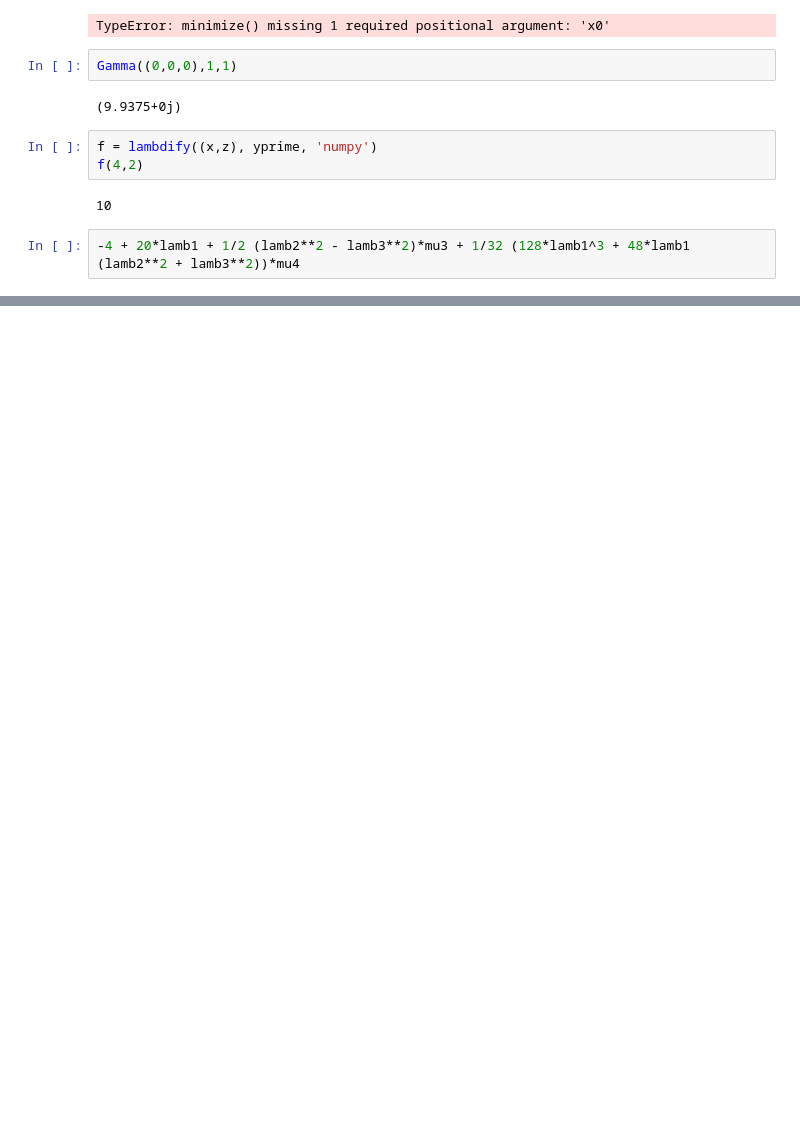
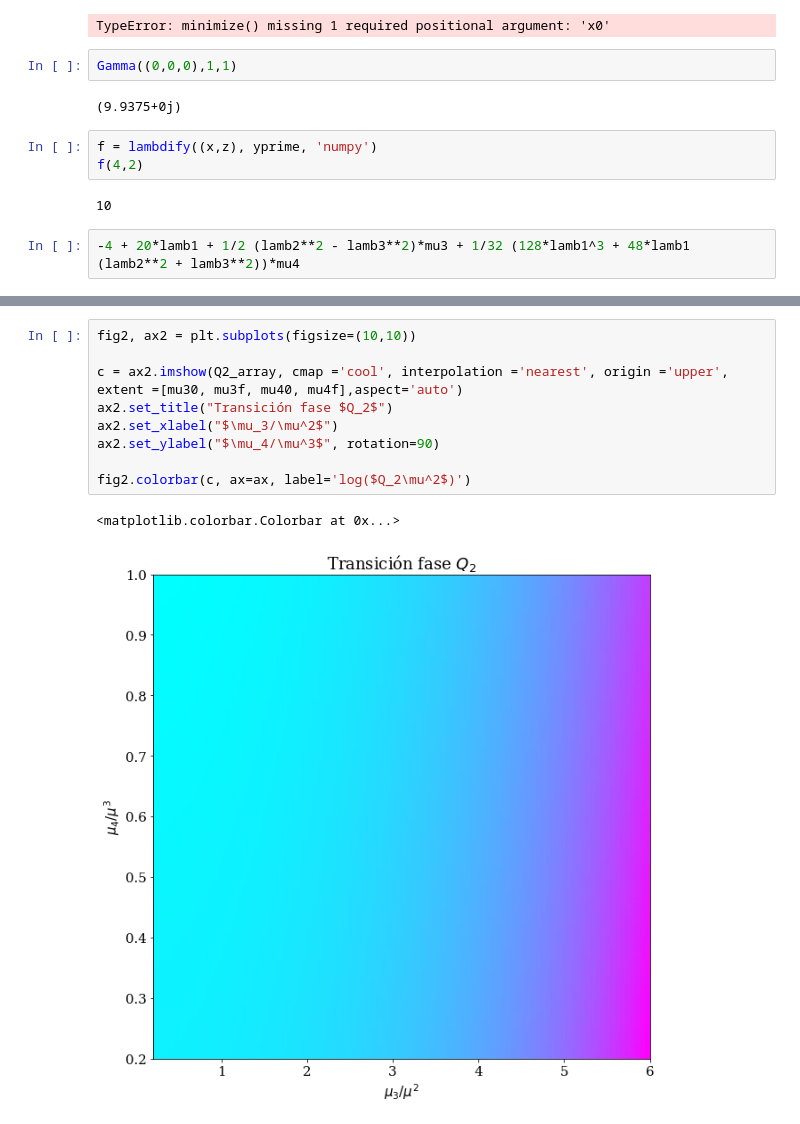
Before and after one commit to Wenupi/codes, a Jupyter notebook: minimize.ipynb, the cells around one changed output, grey strips where cells are left out. Cells and saved outputs as stored; diff of their text form; blank space fills up the shorter version.

```diff
--- a/minimize.ipynb
+++ b/minimize.ipynb
@@ -197,0 +466,12 @@ f(4,2)
+# %%
+fig2, ax2 = plt.subplots(figsize=(10,10))
+
+c = ax2.imshow(Q2_array, cmap ='cool', interpolation ='nearest', origin ='upper', extent =[mu30, mu3f, mu40, mu4f],aspect='auto')
+ax2.set_title("Transición fase $Q_2$")
+ax2.set_xlabel("$\mu_3/\mu^2$")
+ax2.set_ylabel("$\mu_4/\mu^3$", rotation=90)
+
+fig2.colorbar(c, ax=ax, label='log($Q_2\mu^2$)')
+# %% [output]
+<matplotlib.colorbar.Colorbar at 0x...>
+[figure, added]
```
Also changed, not shown: parts of 25 cells of this notebook, 10 other files.
